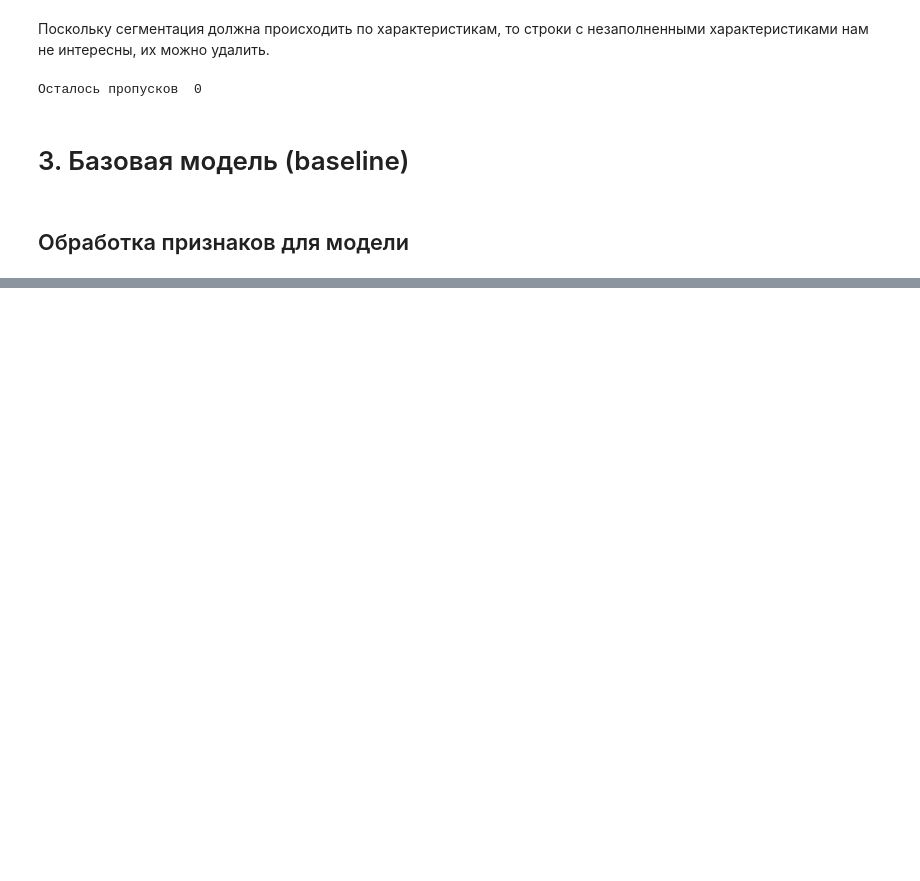
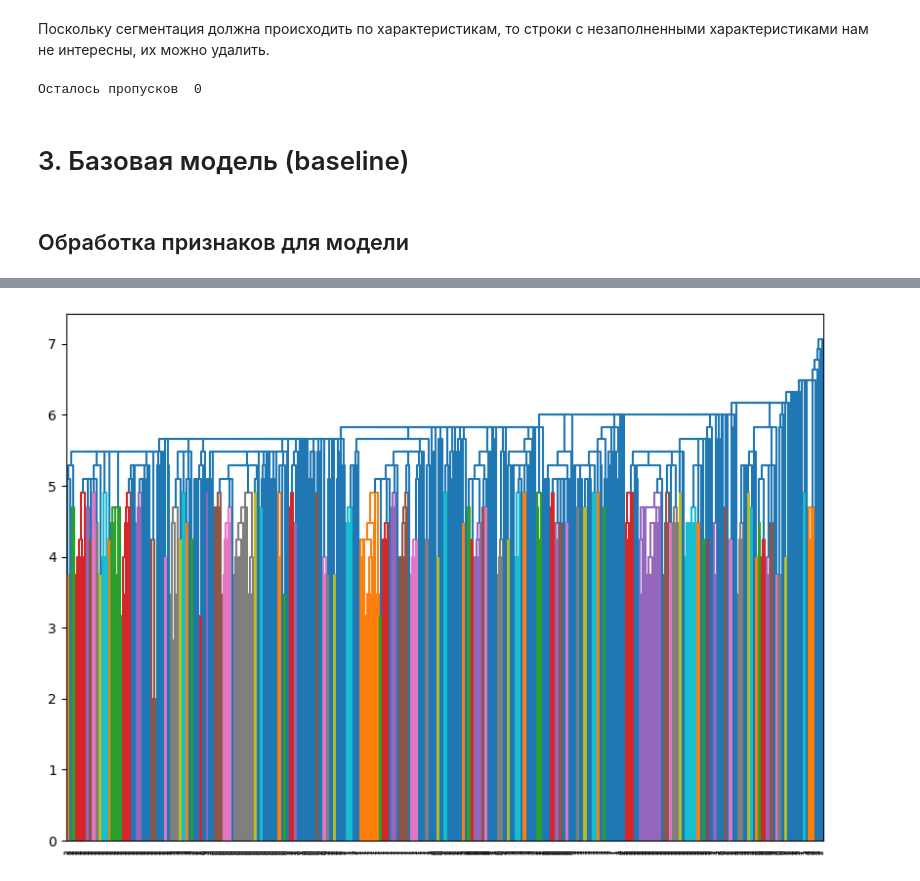
Before and after one commit to Viktor-VK/DST-138-Prodjects, a Jupyter notebook: PROJECT-FINAL_Segmentation/Модель_сегментации.ipynb, the cells around one changed output, grey strips where cells are left out. Drawn from its saved outputs; the diff is of its cells as text; code cells hidden in the pictures; blank space fills up the shorter version.

```diff
--- a/PROJECT-FINAL_Segmentation/Модель_сегментации.ipynb
+++ b/PROJECT-FINAL_Segmentation/Модель_сегментации.ipynb
@@ -188,0 +288,8 @@ print('Осталось пропусков ', product_specifications.isna().sum(
+# %%
+# Столбцы превышающие порог пропусков 0.8 удаляем
+Columns_to_delete = list(missing_values_sorted[missing_values_sorted > 20].index) # Столбцы к удалению
+print(f'Удалено {len(Columns_to_delete)} столбцов с высокими пропусками')
+print()
+print(missing_values_sorted[missing_values_sorted > 20])
+# print('--------------------------')
+df_matrix_text.drop(columns = Columns_to_delete, inplace=True)
@@ -188,0 +314,7 @@ print('Осталось пропусков ', product_specifications.isna().sum(
+# %%
+# Заполнение пропусков (модой)
+df_matrix_text_nonnull = df_matrix_text.fillna(df_matrix_text.mode().iloc[0]) # Мода
+пропуски_после = df_matrix_text_nonnull.isna().sum().sum()
+print('Пропусков после обработки = ', пропуски_после)
+print('--------------------------')
+df_text_copy = df_matrix_text_nonnull.copy()
@@ -188,0 +326,5 @@ print('Осталось пропусков ', product_specifications.isna().sum(
+# %%
+df_numeric = pd.get_dummies(df_matrix_text_nonnull, columns= df_matrix_text_nonnull.columns, dtype=int)
+
+print('Получено новых столбцов: ', df_numeric.shape[1])
+display(df_numeric.head())
@@ -188,0 +343,6 @@ print('Осталось пропусков ', product_specifications.isna().sum(
+# %%
+X = df_numeric
+
+agglomerative_clustering = AgglomerativeClustering(n_clusters=10)
+agglomerative_clustering.fit(X)
+agglomerative_clustering.labels_
@@ -188,0 +367,14 @@ print('Осталось пропусков ', product_specifications.isna().sum(
+# %%
+# визуализация дендрограммы
+linked = linkage(X, 'single')
+plt.figure(figsize=(10, 7))
+
+dendrogram(linked,
+            orientation='top',
+            labels=agglomerative_clustering.labels_,
+            distance_sort='descending',
+            show_leaf_counts=True)
+
+plt.show()
+# %% [output]
+[figure, added]
```
Also changed, not shown: parts of 68 cells of this notebook.
